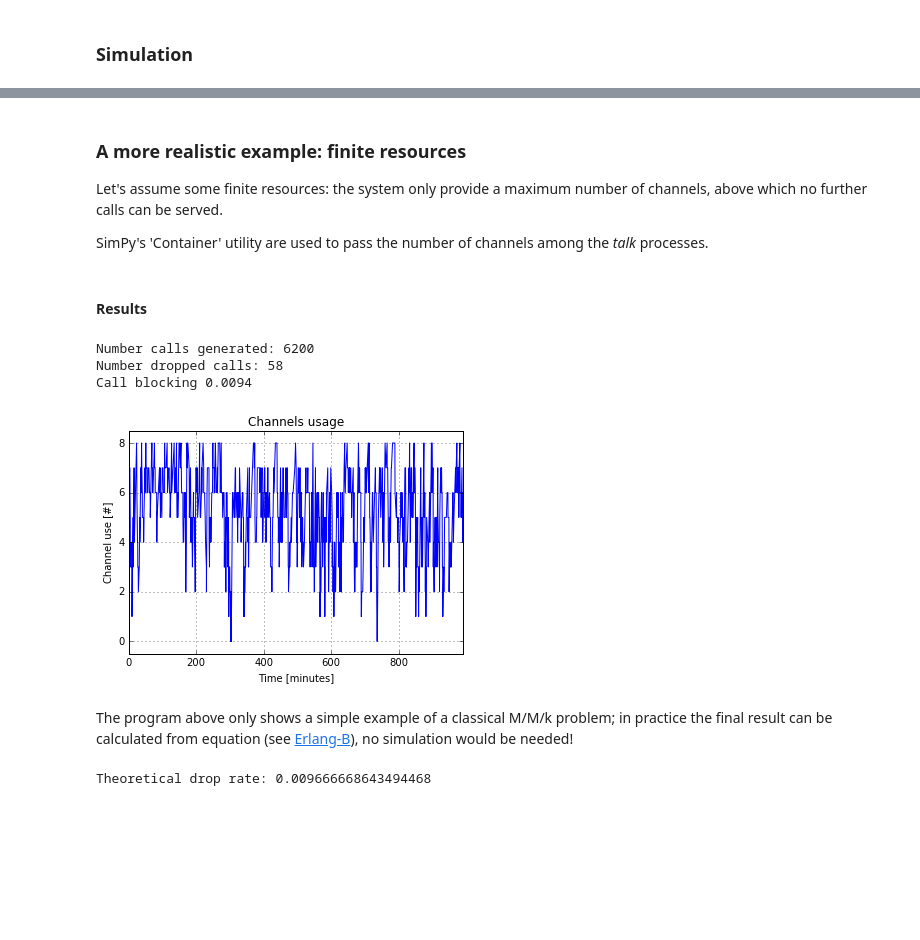
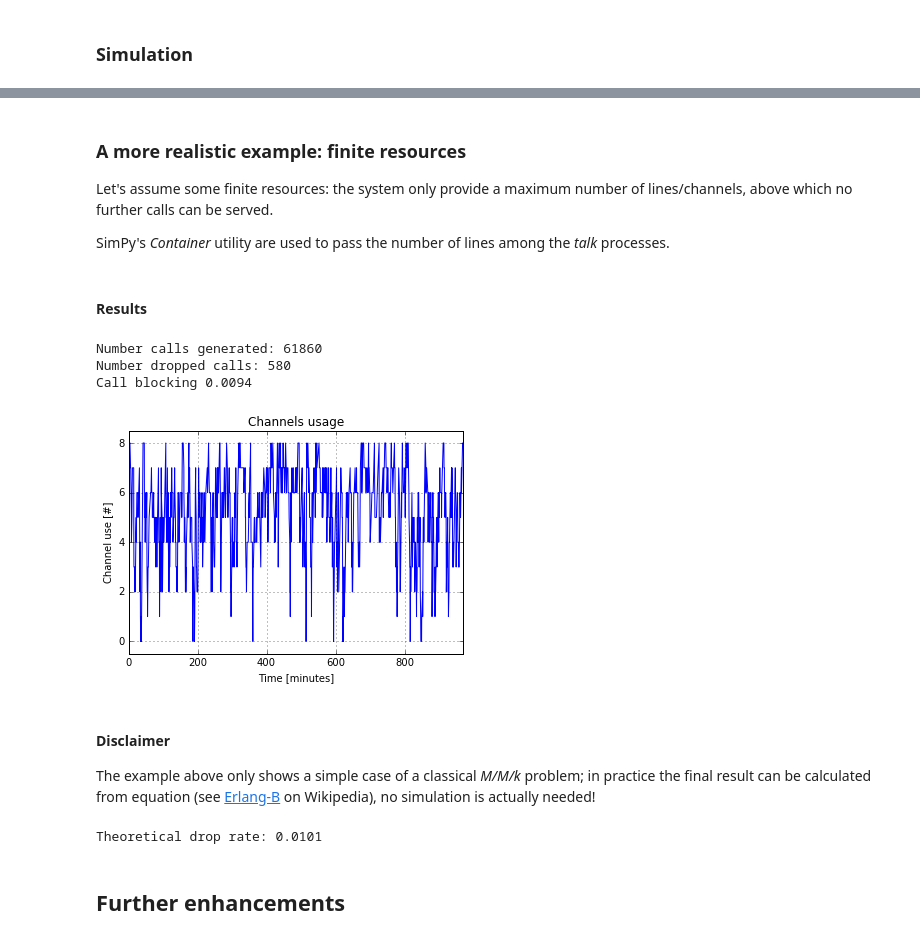
Before and after one commit to maufia/Present_SimPy, a Jupyter notebook: index.ipynb, the cells around one changed output, grey strips where cells are left out. Drawn from its saved outputs; the diff is of its cells as text; code cells hidden in the pictures; blank space fills up the shorter version.

```diff
--- a/index.ipynb
+++ b/index.ipynb
@@ -134,8 +139,8 @@ t= 496.88s- Ring Ring - Caller  10
 # %% [markdown]
 ### A more realistic example: finite resources
 
-Let's assume some finite resources: the system only provide a maximum number of channels, above which no further calls can be served.
+Let's assume some finite resources: the system only provide a maximum number of lines/channels, above which no further calls can be served.
 
-SimPy's 'Container' utility are used to pass the number of channels among the _talk_ processes.
+SimPy's _Container_ utility are used to pass the number of lines among the _talk_ processes.
 # %%
 '''Set up resources'''
@@ -180,40 +184,41 @@ env.run(60 * 60 * 100)
 # %%
 %matplotlib inline
 
-ncalls = len([1 for e in Log if e == 'call'])
-ndrop = len([1 for e in Log if e == 'drop'])
+ncalls = sum(1 for e in Log if e == 'call')
+ndrop = sum(1 for e in Log if e == 'drop')
 print("Number calls generated: {n}".format(n=ncalls))
 print("Number dropped calls: {d}".format(d=ndrop))
 print("Call blocking {r:2.4f}".format(r=ndrop/ncalls), )
 
 import matplotlib.pyplot as plt
 
 MAX_SMPL = 1000
 t = [m[0]/60 for m in Monitor[:MAX_SMPL]]
 M = [m[1] for m in Monitor[:MAX_SMPL]]
 plt.plot(t,M,'-')
 plt.xlabel('Time [minutes]')
 plt.ylabel('Channel use [#]')
 plt.title('Channels usage')
 plt.axis([0,t[-1],-0.5,8.5])
 plt.grid(True)
 plt.show(True)
 # %% [output]
-Number calls generated: 6200
-Number dropped calls: 58
+Number calls generated: 61860
+Number dropped calls: 580
 Call blocking 0.0094
-[figure, old version]
+[figure, new version]
 # %% [markdown]
-The program above only shows a simple example of a classical M/M/k problem; in practice the final result can be calculated from equation (see [Erlang-B](https://en.wikipedia.org/wiki/Erlang_(unit)#Erlang_B_formula)), no simulation would be needed!
+#### Disclaimer
+The example above only shows a simple case of a classical _M/M/k_ problem; in practice the final result can be calculated from equation (see [Erlang-B](https://en.wikipedia.org/wiki/Erlang_(unit)) on Wikipedia), no simulation is actually needed!
 # %%
 import math
 def Blocking_Prob(E, m):
+    """ Calculate probability of blocking for Erlangs distribution B(E,m)"""
+    # note this algorithm is not numerically stable... bit rubbish really!
     return ((E**m)/math.factorial(m))/sum((E**i)/math.factorial(i) for i in range(0,m))
-    # InvB = 1.0
-    # for i in range(1, m+1):
-    #     InvB = 1.0 + InvB * i / E
-    # return 1.0 / InvB
 
-print("Theoretical drop rate: {d}".format(d=Blocking_Prob(BH_Erlangs, NUMBER_CHANNELS)))
+print("Theoretical drop rate: {d:.4f}".format(d=Blocking_Prob(BH_Erlangs, NUMBER_LINES)))
 # %% [output]
-Theoretical drop rate: 0.009666668643494468
+Theoretical drop rate: 0.0101
+# %% [markdown]
+## Further enhancements
```
Also changed, not shown: parts of 8 cells of this notebook.
